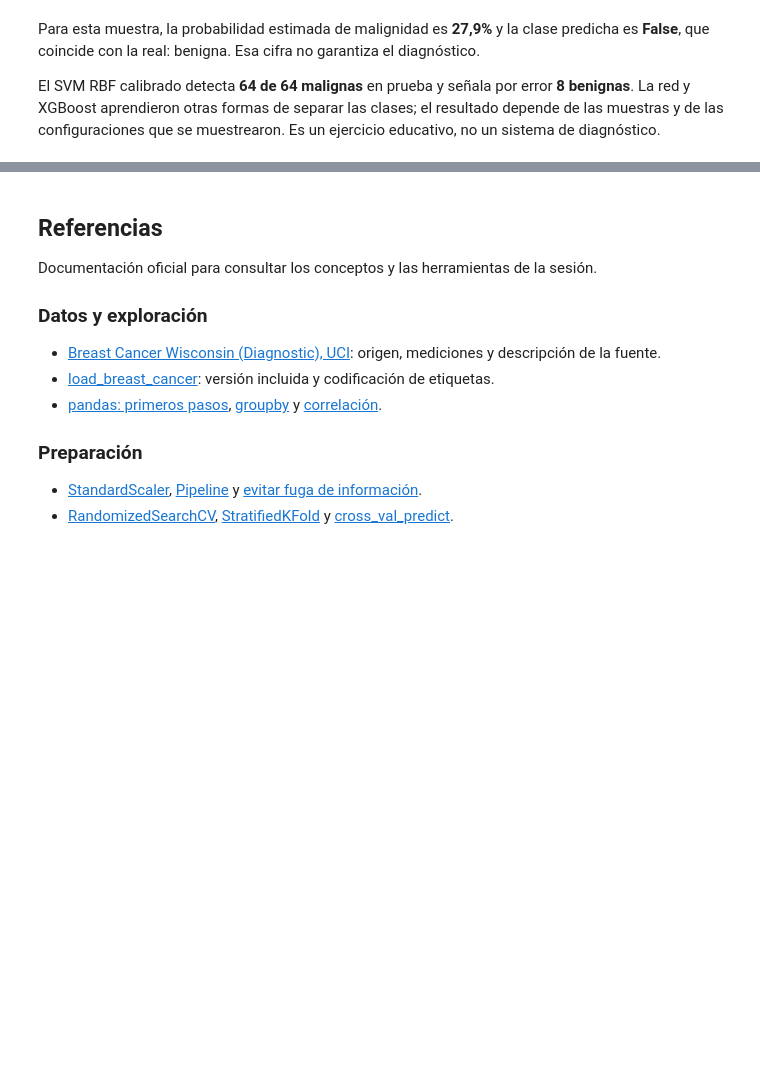
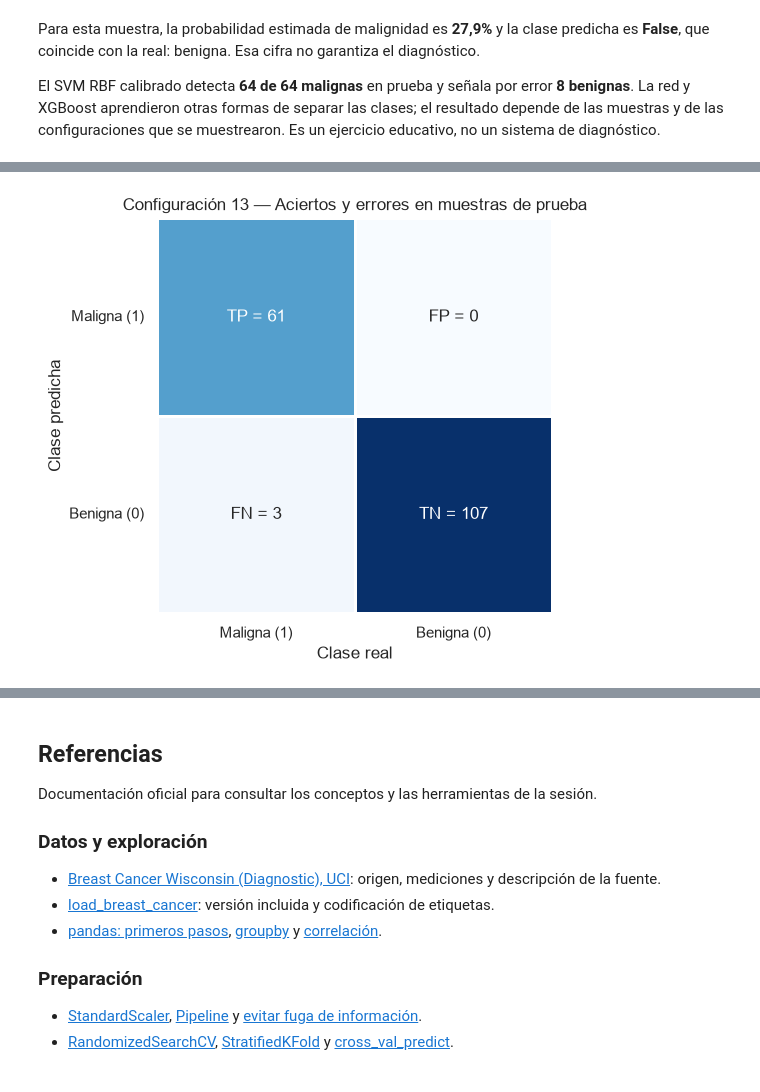
Before and after one commit to Joshy14Y/WALC_2026_ML, a Jupyter notebook: notebooks/day-03/03-classification-02.ipynb, the cells around one changed output, grey strips where cells are left out. Cells and saved outputs as stored; diff of their text form; code cells hidden in the pictures; blank space fills up the shorter version.

```diff
--- a/notebooks/day-03/03-classification-02.ipynb
+++ b/notebooks/day-03/03-classification-02.ipynb
@@ -1498,0 +1512,11 @@ Es un ejercicio educativo, no un sistema de diagnóstico.
+# %%
+from sklearn.base import clone
+
+config_13_params = search.cv_results_["params"][13 - 1]
+model_13 = clone(pipeline).set_params(**{
+    name: clone(value) if hasattr(value, "get_params") else value
+    for name, value in config_13_params.items()
+})
+model_13.fit(X_train, y_train)
+print("Configuración 13:", model_13.named_steps["model"])
+display(cv_percentages.loc[[13]])
@@ -1498,0 +1578,24 @@ Es un ejercicio educativo, no un sistema de diagnóstico.
+# %%
+y_pred_13 = model_13.predict(X_test)
+# %%
+tp_13 = int(((y_test == 1) & (y_pred_13 == 1)).sum())
+fp_13 = int(((y_test == 0) & (y_pred_13 == 1)).sum())
+fn_13 = int(((y_test == 1) & (y_pred_13 == 0)).sum())
+tn_13 = int(((y_test == 0) & (y_pred_13 == 0)).sum())
+
+matrix_13 = np.array([[tp_13, fp_13], [fn_13, tn_13]])
+annotations_13 = np.array([[f"TP = {tp_13}", f"FP = {fp_13}"],
+                        [f"FN = {fn_13}", f"TN = {tn_13}"]])
+
+fig, ax = plt.subplots(figsize=(6, 5))
+sns.heatmap(matrix_13, annot=annotations_13, fmt="", cmap="Blues", cbar=False,
+            square=True, linewidths=1,
+            xticklabels=["Maligna (1)", "Benigna (0)"],
+            yticklabels=["Maligna (1)", "Benigna (0)"], ax=ax)
+ax.set(xlabel="Clase real", ylabel="Clase predicha",
+       title="Configuración 13 — Aciertos y errores en muestras de prueba")
+ax.tick_params(axis="y", rotation=0)
+plt.tight_layout()
+plt.show()
+# %% [output]
+[figure, added]
```
Also changed, not shown: parts of 17 cells of this notebook, 14 other files.
